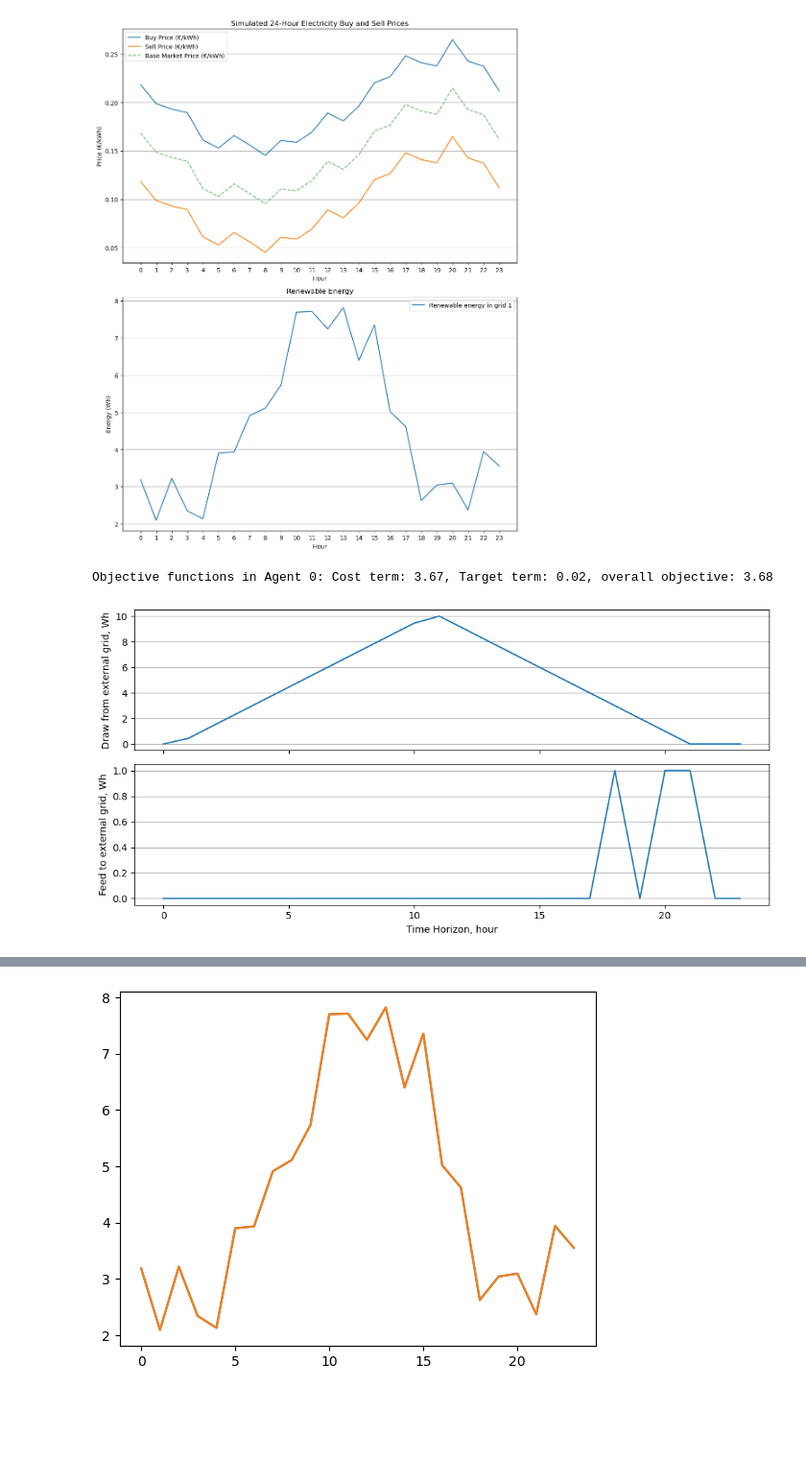
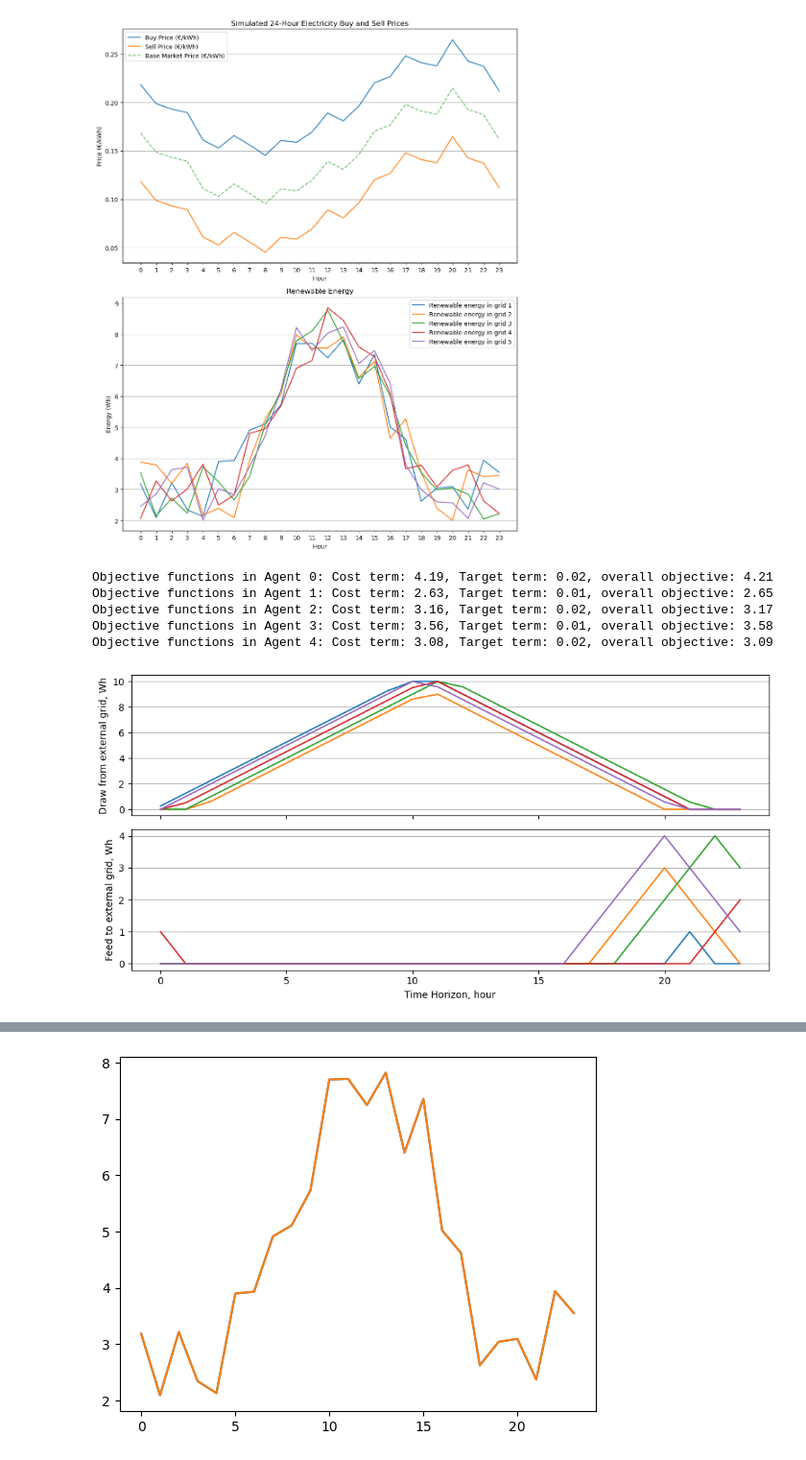
Before and after one commit to Kirill-Zhukovskii/Distributed-Cloud-based-algorithm-for-energy-distribution, a Jupyter notebook: multilayer/Centralised_multilayer.ipynb, the cells around one changed output, grey strips where cells are left out. Shown at 96% size. Cells and saved outputs as stored; diff of their text form; code cells hidden in the pictures; blank space fills up the shorter version.

```diff
--- a/multilayer/Centralised_multilayer.ipynb
+++ b/multilayer/Centralised_multilayer.ipynb
@@ -10,7 +10,7 @@ np.random.seed(42)
 H = 24
 horizon = 6
 N = 5
-M = 1
+M = 5
 
 hours = np.arange(H)
 base_price = 0.15
@@ -38,34 +38,34 @@ p = prices - margin
 p = np.clip(p, 0.01, None)  # Prevent negative prices
 
 # First subplot: Buy and Sell Prices
 axs[0].plot(hours, c, label='Buy Price (€/kWh)')
 axs[0].plot(hours, p, label='Sell Price (€/kWh)')
 axs[0].plot(hours, prices, label='Base Market Price (€/kWh)', linestyle='--', alpha=0.7)
 axs[0].set_title("Simulated 24-Hour Electricity Buy and Sell Prices")
 axs[0].set_xlabel("Hour")
 axs[0].set_ylabel("Price (€/kWh)")
 axs[0].grid(axis='y')
 axs[0].set_xticks(range(0, 24))
 axs[0].legend()
 
 for m in range(M):
     # === 3. Generate Renewable Energy ===
     pv_gen = np.maximum(0, 5 * np.sin((hours - 6) * np.pi / 12))  # PV peaks at noon
     wt_gen = 2 + np.random.rand(H) * 2  # Wind is random but consistent
     q[m] = (pv_gen + wt_gen)
     # Second subplot: Renewable energy
     axs[1].plot(np.arange(H), q[m], label = f"Renewable energy in grid {m+1}")
     axs[1].set_title("Renewable Energy")
     axs[1].set_xlabel("Hour")
     axs[1].set_ylabel("Energy (Wh)")
     axs[1].grid(axis='y')
     axs[1].set_xticks(range(0, 24))
 axs[1].legend()
 plt.tight_layout()
 plt.savefig("Multilayered environmental parameters", dpi=300)
 plt.show()
 # %% [output]
-[figure, old version]
+[figure, new version]
 # %%
 # Parameters
 c1 = 5
@@ -128,7 +128,11 @@ for m in range(M):
           f"Target term: {target_terms[m].value:.2f}, "
           f"overall objective: {cost_terms[m].value + target_terms[m].value:.2f}")
 # %% [output]
-Objective functions in Agent 0: Cost term: 3.67, Target term: 0.02, overall objective: 3.68
+Objective functions in Agent 0: Cost term: 4.19, Target term: 0.02, overall objective: 4.21
+Objective functions in Agent 1: Cost term: 2.63, Target term: 0.01, overall objective: 2.65
+Objective functions in Agent 2: Cost term: 3.16, Target term: 0.02, overall objective: 3.17
+Objective functions in Agent 3: Cost term: 3.56, Target term: 0.01, overall objective: 3.58
+Objective functions in Agent 4: Cost term: 3.08, Target term: 0.02, overall objective: 3.09
 # %%
 # Plotting
 fig, axes = plt.subplots(2, 1, figsize=(10, 2*2.5), sharex=True)
@@ -150,7 +154,7 @@ plt.tight_layout()
 plt.savefig("Centralised high-layer framework", dpi=300)
 plt.show()
 # %% [output]
-[figure, old version]
+[figure, new version]
 # %%
 # Parameters
 L_min = np.ones((M, N, H)) * 20
```
Also changed, not shown: parts of 5 cells of this notebook, 32 other files.
